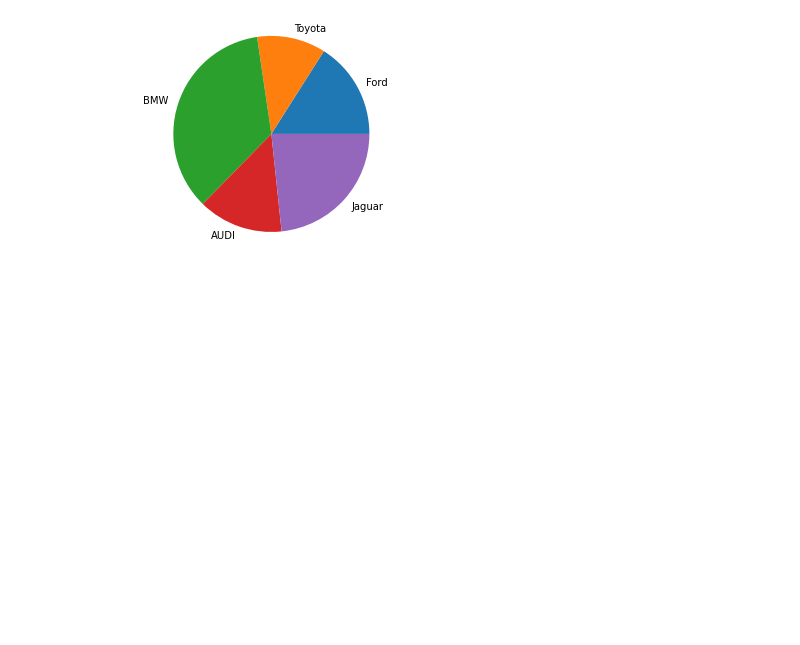
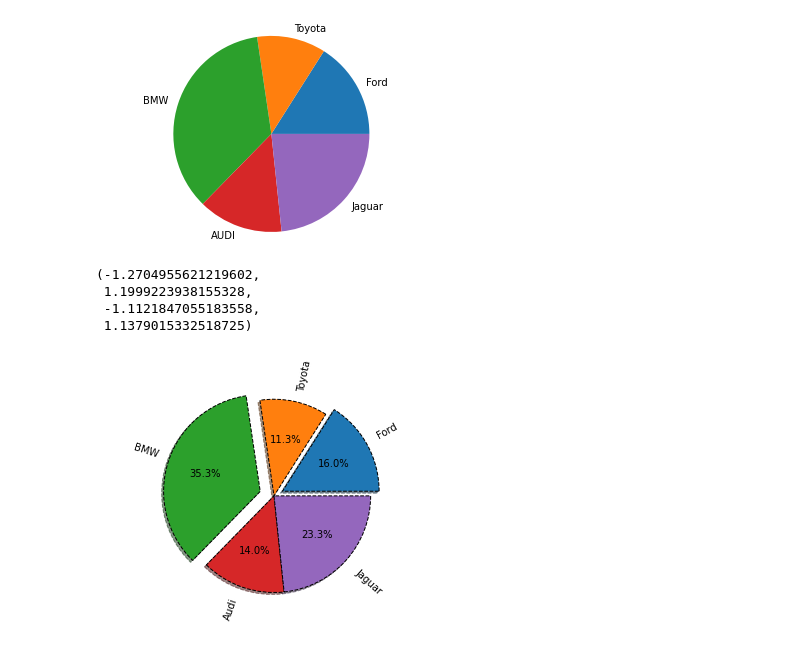
Before and after one commit to RustemDiveev/algo_python, a Jupyter notebook: matplotlib/4_data_vizualization.ipynb, the cells around one changed output. Cells and saved outputs as stored; diff of their text form; code cells hidden in the pictures; blank space fills up the shorter version.

```diff
--- a/matplotlib/4_data_vizualization.ipynb
+++ b/matplotlib/4_data_vizualization.ipynb
@@ -379,31 +379,39 @@ ax.axis('equal')
 # %%
 """
     pie()
         x: массив - массив с размерами долей
         explode: массив - если параметр не None, то часть долей, которые перечислены в передаваемом значении,
             будут вынесены из диаграммы на заданное расстояние
         labels: list - текстовые метки долей
         colors: массив - цвета долей
         autopct: str - формат текстовой метки внутри доли,
             текст - численное значение показателя, связанного с конкретной долей
         pctdistance: float - расстояние между центром каждой доли и началом текстовой метки, которая определяется
             параметром autopct
         shadow: bool - отображение тени для диаграммы
         labeldistance: float - расстояние на котором будут отображены текстовые метки долей
         startangle: float - угол, на который нужно повернуть диаграмму против часовой стрелки относительно x
         radius: float - величина радиуса диаграммы
         counterclock: bool - определяет направление вращения: по часовой или против часовой стрелки
         wedgeprops: dict - словарь параметров, определяющих внешний вид долей (matplotlib.patches.Wedge)
         textprops: dict - словарь параметров, определяющих внешний вид текстовых меток (matplotlib.text.Text)
         center: list значений float - центр диаграммы
         frame: bool - рамка внутри диаграммы
         rotatelabels: bool - если параметр True, то текстовые метки будут повернуты на заданный угол
 """
 vals = [24, 17, 53, 21, 35]
 labels = ['Ford', 'Toyota', 'BMW', 'Audi', 'Jaguar']
 explode = (0.1, 0, 0.15, 0, 0)
 fig, ax = plt.subplots()
 ax.pie(
     vals, labels=labels, autopct='%1.1f%%', shadow=True,
-    explode=explode, wedgeprops={''}
+    explode=explode, wedgeprops={'lw': 1, 'ls': '--', 'edgecolor': 'k'},
+    rotatelabels=True
 )
+ax.axis('equal')
+# %% [output]
+(-1.2704955621219602,
+ 1.1999223938155328,
+ -1.1121847055183558,
+ 1.1379015332518725)
+[figure, added]
```
Also changed, not shown: parts of 7 cells of this notebook.
